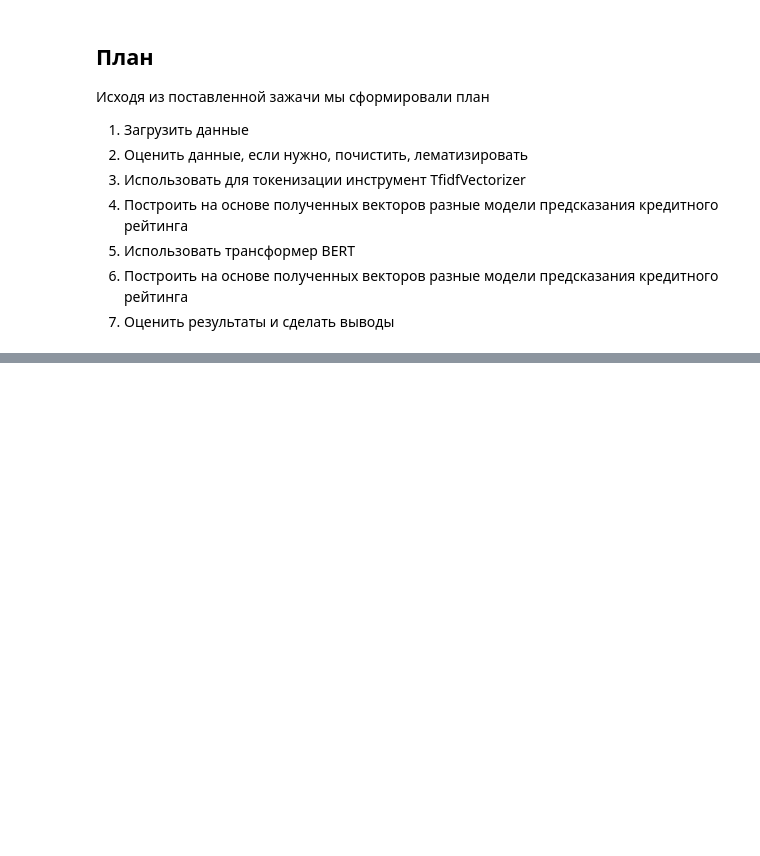
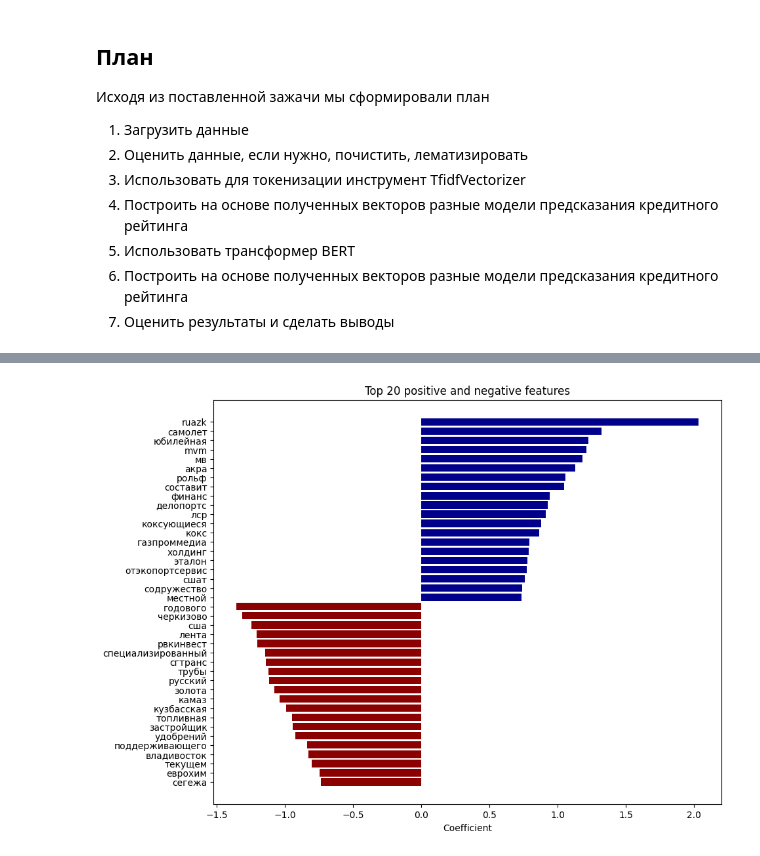
Before and after one commit to karimovdo/hak1, a Jupyter notebook: h.ipynb, the cells around one changed output, grey strips where cells are left out. Cells and saved outputs as stored; diff of their text form; code cells hidden in the pictures; blank space fills up the shorter version.

```diff
--- a/h.ipynb
+++ b/h.ipynb
@@ -545,3 +426,43 @@ Test F1 score: 0.7427151024753764
+# %%
+from sklearn.preprocessing import OneHotEncoder
+from scipy.sparse import hstack
+
+# Применяем OneHotEncoder
+ohe = OneHotEncoder()
+X_category_ohe = ohe.fit_transform(data[['category_pred']])
+
+# Получим названия признаков после OneHotEncoder
+category_feature_names = ohe.get_feature_names_out(input_features=['category_pred'])
+
+# Объединим все названия признаков
+feature_names = count_tf_idf.get_feature_names_out().tolist() + category_feature_names.tolist()
+
+model = joblib.load('model_rating.joblib')
+
+coefficients = model.coef_.toarray()
+
+top30_positive = coefficients[0].argsort()[-20:][::-1]
+top30_negative = coefficients[0].argsort()[:20]
+
+top30_positive_features = [(feature_names[i], coefficients[0][i]) for i in top30_positive]
+top30_negative_features = [(feature_names[i], coefficients[0][i]) for i in top30_negative]
+
+# Создадим график
+features = top30_positive_features + top30_negative_features
+labels, vals = zip(*features)
+
+colors = ['darkblue' for _ in top30_positive_features] + ['darkred' for _ in top30_negative_features]
+
+plt.figure(figsize=(10, 8))
+y_pos = range(len(labels))
+plt.barh(y_pos, vals, color=colors)
+plt.yticks(y_pos, labels)
+plt.xlabel('Coefficient')
+plt.title('Top 20 positive and negative features')
+plt.gca().invert_yaxis()
+plt.show()
+# %% [output]
+[figure, added]
 # %%
 final_test_score = (test_f1_score * 0.65) + (category_test_f1 * 0.35)
 final_test_score
```
Also changed, not shown: parts of 24 cells of this notebook, 17 other files.
